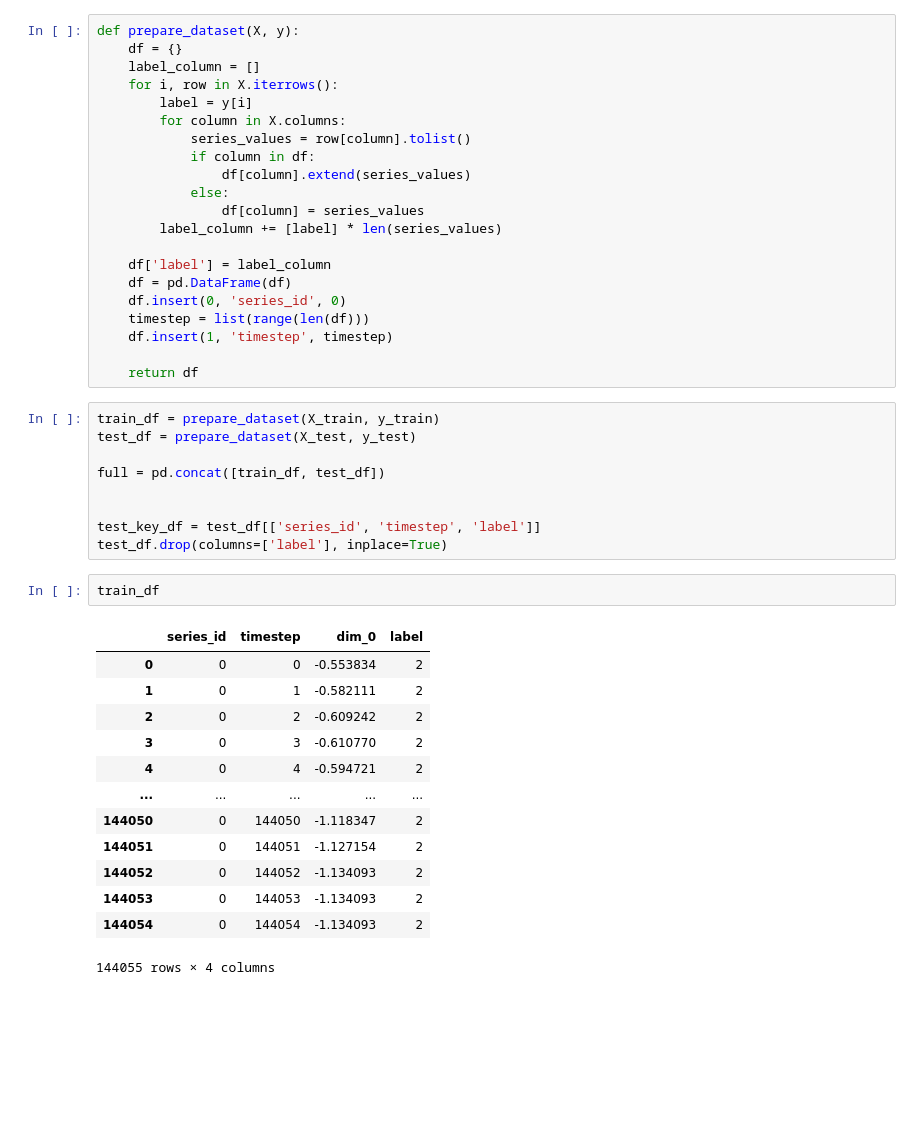
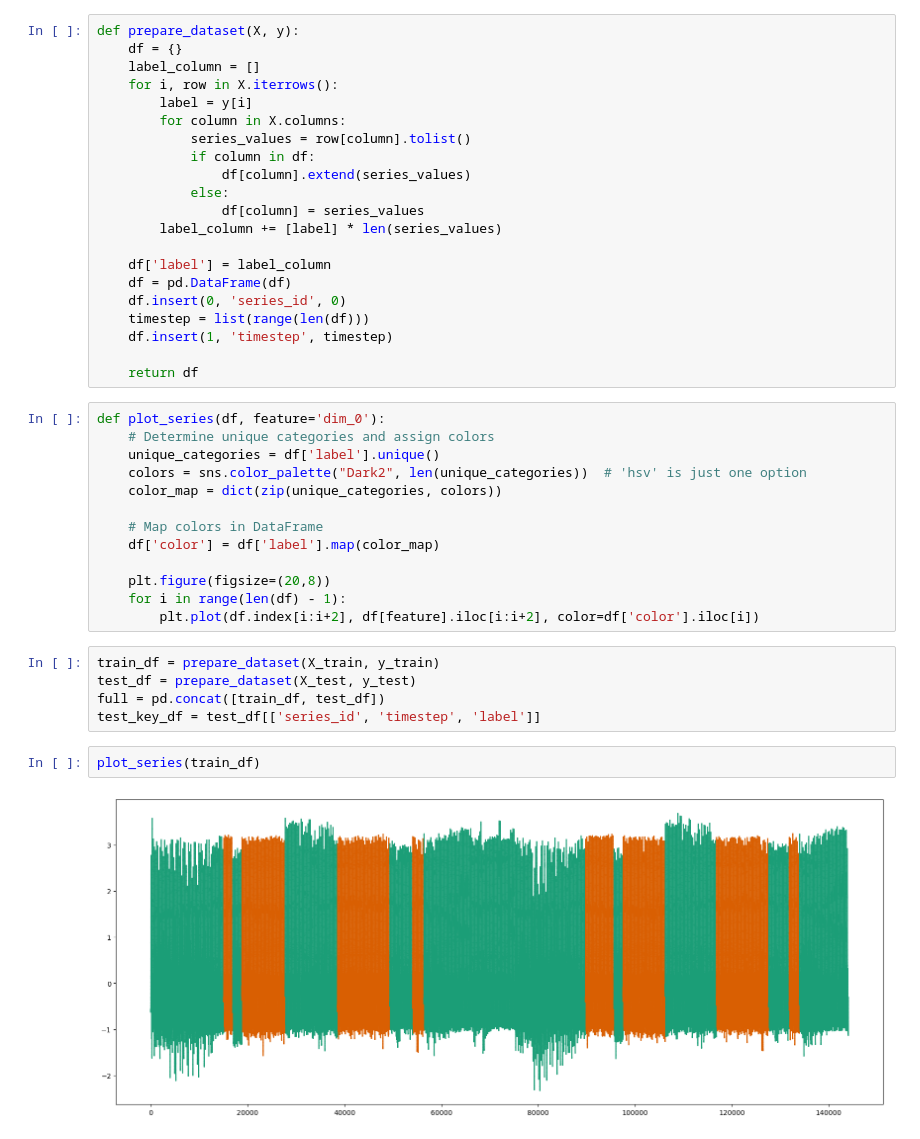
Before and after one commit to readytensor/rt_datasets_time_step_classification, a Jupyter notebook: datasets/raw/strawberry/prepare_data.ipynb, the cells around one changed output. Drawn from its saved outputs; the diff is of its cells as text; blank space fills up the shorter version.

Commit message:
added plots

```diff
--- a/datasets/raw/strawberry/prepare_data.ipynb
+++ b/datasets/raw/strawberry/prepare_data.ipynb
@@ -45,28 +46,25 @@ def prepare_dataset(X, y):
     df.insert(1, 'timestep', timestep)
 
     return df
+# %%
+def plot_series(df, feature='dim_0'):
+    # Determine unique categories and assign colors
+    unique_categories = df['label'].unique()
+    colors = sns.color_palette("Dark2", len(unique_categories))  # 'hsv' is just one option
+    color_map = dict(zip(unique_categories, colors))
+
+    # Map colors in DataFrame
+    df['color'] = df['label'].map(color_map)
+
+    plt.figure(figsize=(20,8))
+    for i in range(len(df) - 1):
+        plt.plot(df.index[i:i+2], df[feature].iloc[i:i+2], color=df['color'].iloc[i])
 # %%
 train_df = prepare_dataset(X_train, y_train)
 test_df = prepare_dataset(X_test, y_test)
-
 full = pd.concat([train_df, test_df])
-
-
 test_key_df = test_df[['series_id', 'timestep', 'label']]
-test_df.drop(columns=['label'], inplace=True)
-# %%
-train_df
-# %% [output]
-|  | series_id | timestep | dim_0 | label |
-| 0 | 0 | 0 | -0.553834 | 2 |
-| 1 | 0 | 1 | -0.582111 | 2 |
-| 2 | 0 | 2 | -0.609242 | 2 |
-| 3 | 0 | 3 | -0.610770 | 2 |
-| 4 | 0 | 4 | -0.594721 | 2 |
-| ... | ... | ... | ... | ... |
-| 144050 | 0 | 144050 | -1.118347 | 2 |
-| 144051 | 0 | 144051 | -1.127154 | 2 |
-| 144052 | 0 | 144052 | -1.134093 | 2 |
-| 144053 | 0 | 144053 | -1.134093 | 2 |
-| 144054 | 0 | 144054 | -1.134093 | 2 |
-144055 rows × 4 columns
+# %%
+plot_series(train_df)
+# %% [output]
+[figure, added]
```
Also changed, not shown: parts of 6 cells of this notebook.
